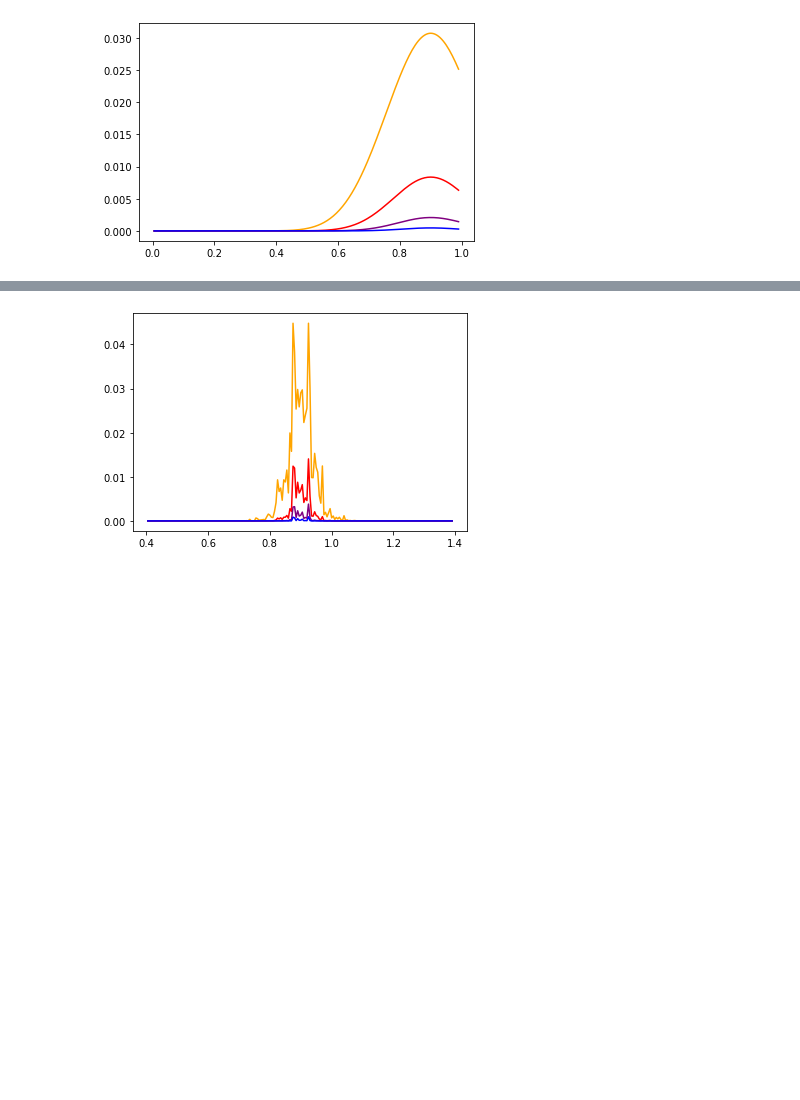
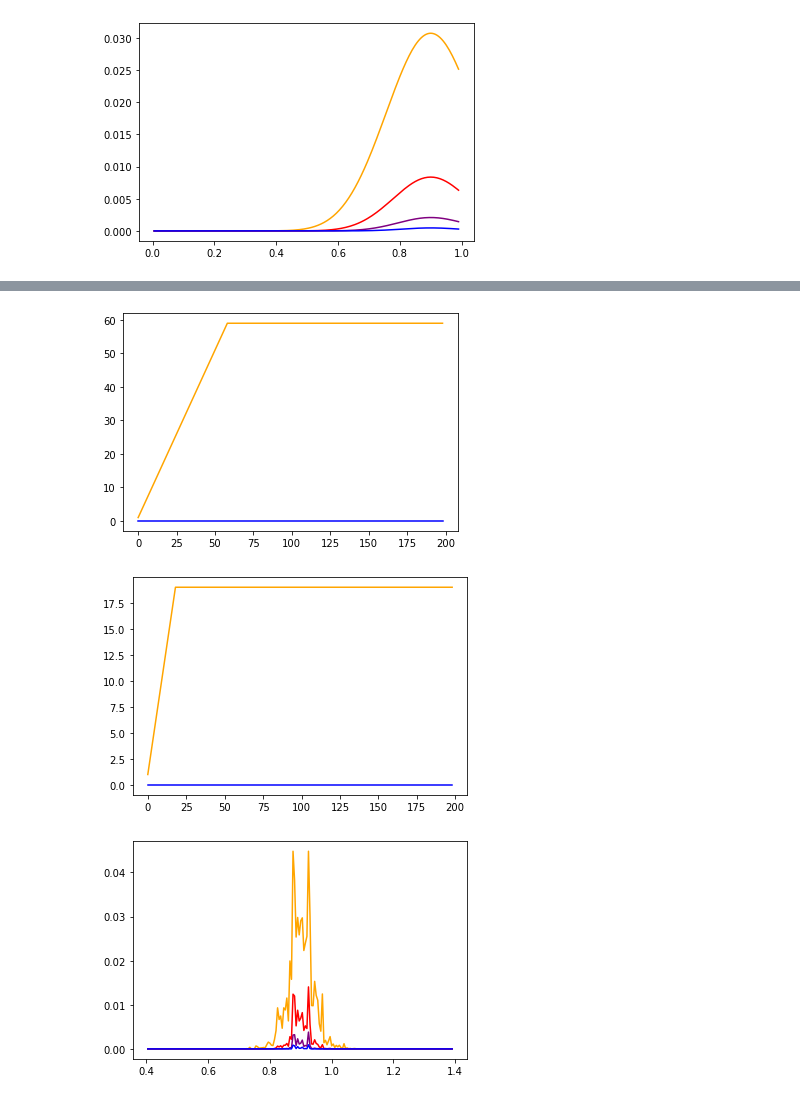
Before and after one commit to spertus/UI-TS, a Jupyter notebook: Code/stratMartExample.ipynb, the cells around one changed output, grey strips where cells are left out. Drawn from its saved outputs; the diff is of its cells as text; code cells hidden in the pictures; blank space fills up the shorter version.

```diff
--- a/Code/stratMartExample.ipynb
+++ b/Code/stratMartExample.ipynb
@@ -97,3 +100,16 @@ for i in [0,len(stratum_gaps)-1]:
+# %%
+#plot stratum selections at each time for each null mean
+theta_1 = 0.2
+null_index = np.argmin((results_rr[i][4] - theta_1)**2)
+for i in [0,len(stratum_gaps)-1]:
+    stratum_1_counter = np.cumsum(results_ms[i][5] == 0, 0)
+    stratum_2_counter = np.cumsum(results_ms[i][5] == 1, 0)
+    plt.plot(stratum_1_counter[:,null_index], color = 'orange')
+    plt.plot(stratum_2_counter[:,null_index], color = 'blue')
+    plt.show()
+# %% [output]
+[figure, added]
+[figure, added]
 # %%
 #plot P-values at various sample times as a function of null mean in stratum 1 and the stratum gap...
 for i in [0,len(stratum_gaps)-1]:
```
Also changed, not shown: parts of 3 cells of this notebook, 1 other file.
